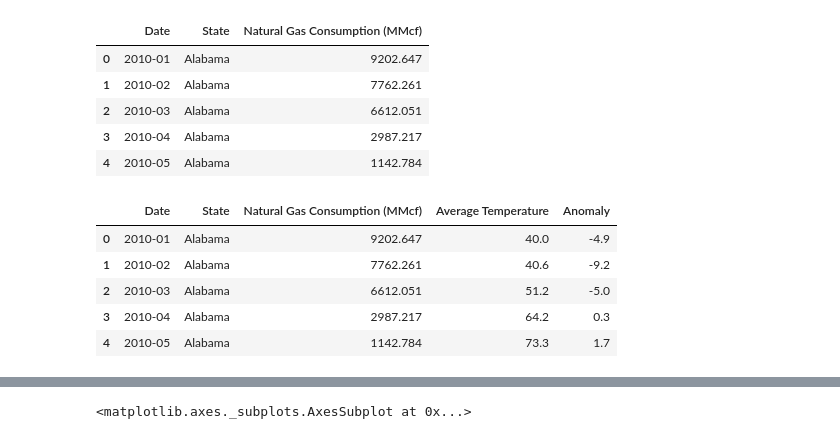
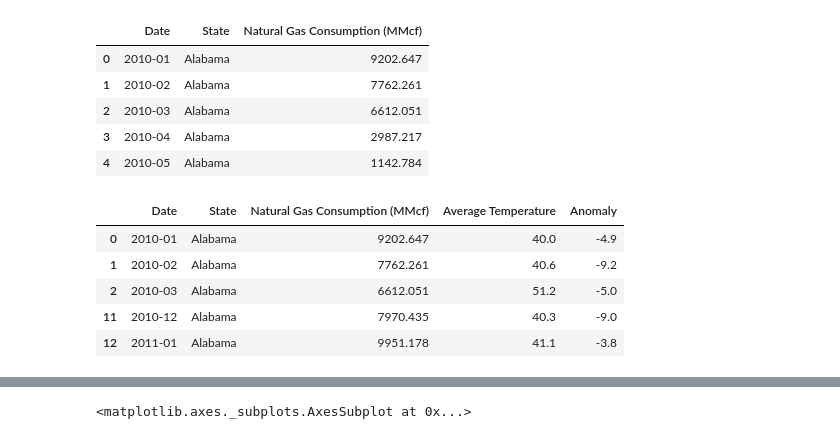
Before and after one commit to kcwf3d/databootcamp_Project_1, a Jupyter notebook: ma_pr1_data_clean.ipynb, the cells around one changed output, grey strips where cells are left out. Saved outputs shown, nothing was run; the diff lists cells and outputs as text; code cells hidden in the pictures.

```diff
--- a/ma_pr1_data_clean.ipynb
+++ b/ma_pr1_data_clean.ipynb
@@ -142,15 +142,16 @@ gas_df.head()
 | 4 | 2010-05 | Alabama | 1142.784 |
 # %%
 combined_df = pd.merge(gas_df, weather_df, how='outer')
-# %%
-combined_df.head()
-# %% [output]
-|  | Date | State | Natural Gas Consumption (MMcf) | Average Temperature | Anomaly |
-| 0 | 2010-01 | Alabama | 9202.647 | 40.0 | -4.9 |
-| 1 | 2010-02 | Alabama | 7762.261 | 40.6 | -9.2 |
-| 2 | 2010-03 | Alabama | 6612.051 | 51.2 | -5.0 |
-| 3 | 2010-04 | Alabama | 2987.217 | 64.2 | 0.3 |
-| 4 | 2010-05 | Alabama | 1142.784 | 73.3 | 1.7 |
+# %%
+combined_df.drop(combined_df.loc[combined_df['Natural Gas Consumption (MMcf)'] <= 5000].index, inplace=True)
+combined_df.head()
+# %% [output]
+|  | Date | State | Natural Gas Consumption (MMcf) | Average Temperature | Anomaly |
+| 0 | 2010-01 | Alabama | 9202.647 | 40.0 | -4.9 |
+| 1 | 2010-02 | Alabama | 7762.261 | 40.6 | -9.2 |
+| 2 | 2010-03 | Alabama | 6612.051 | 51.2 | -5.0 |
+| 11 | 2010-12 | Alabama | 7970.435 | 40.3 | -9.0 |
+| 12 | 2011-01 | Alabama | 9951.178 | 41.1 | -3.8 |
 # %%
 len(combined_df)
 # %% [output]
```
Also changed, not shown: parts of 16 cells of this notebook, 6 other files.
